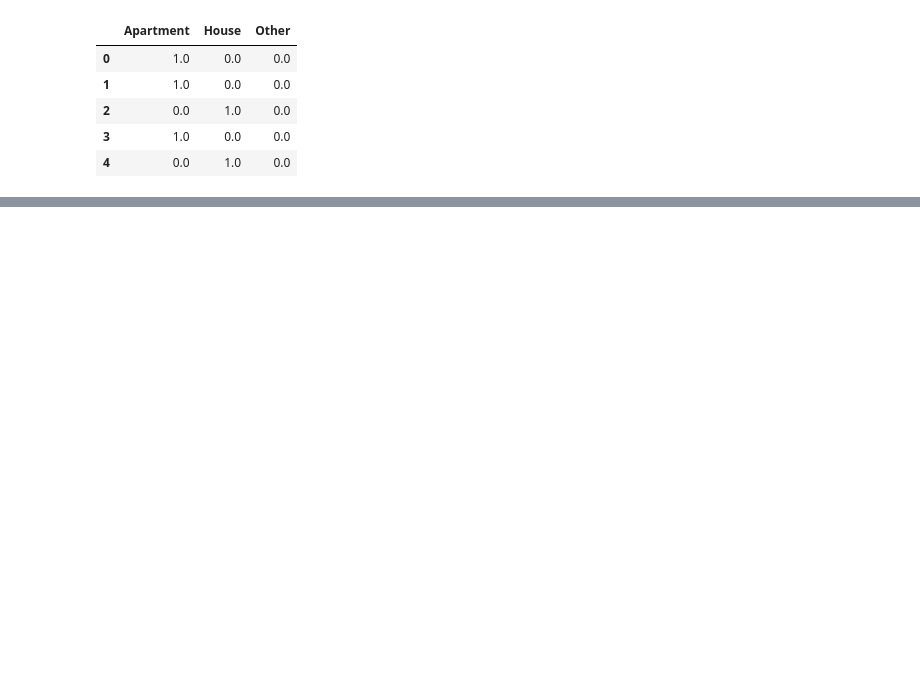
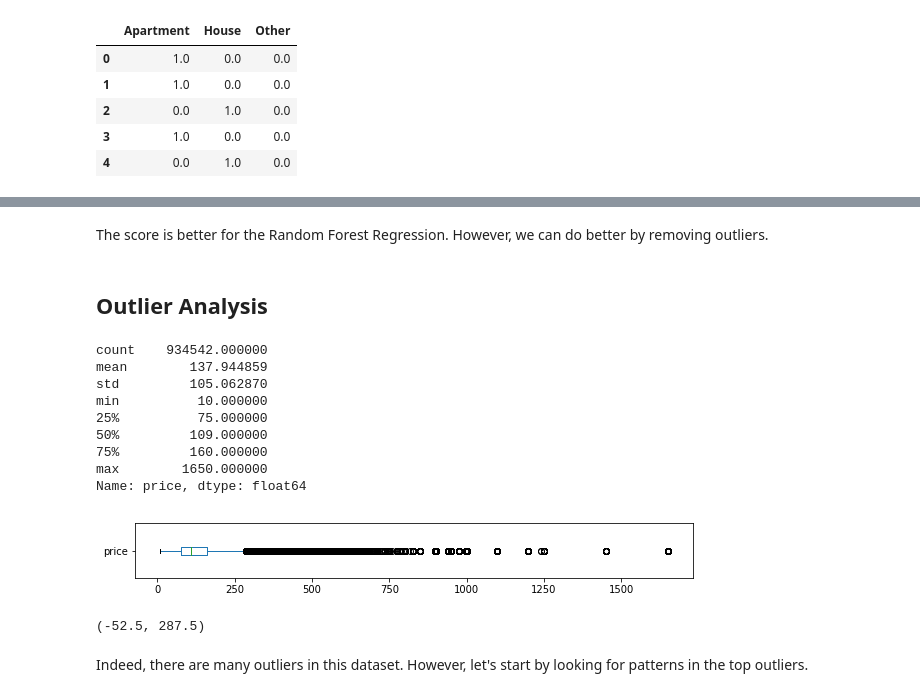
Before and after one commit to samlexrod/airbnb_ml, a Jupyter notebook: AIRBNB_Seattle.ipynb, the cells around one changed output, grey strips where cells are left out. Cells and saved outputs as stored; diff of their text form; code cells hidden in the pictures; blank space fills up the shorter version.

```diff
--- a/AIRBNB_Seattle.ipynb
+++ b/AIRBNB_Seattle.ipynb
@@ -333,0 +389,20 @@ ______________________________________________________________________
+# %% [markdown]
+The score is better for the Random Forest Regression. However, we can do better by removing outliers.
+# %% [markdown]
+## Outlier Analysis
+# %%
+iqr_outlier_detect(df_seattle.price)
+# %% [output]
+count    934542.000000
+mean        137.944859
+std         105.062870
+min          10.000000
+25%          75.000000
+50%         109.000000
+75%         160.000000
+max        1650.000000
+Name: price, dtype: float64
+[figure, added]
+(-52.5, 287.5)
+# %% [markdown]
+Indeed, there are many outliers in this dataset. However, let's start by looking for patterns in the top outliers.
```
Also changed, not shown: parts of 50 cells of this notebook, 3 other files.
